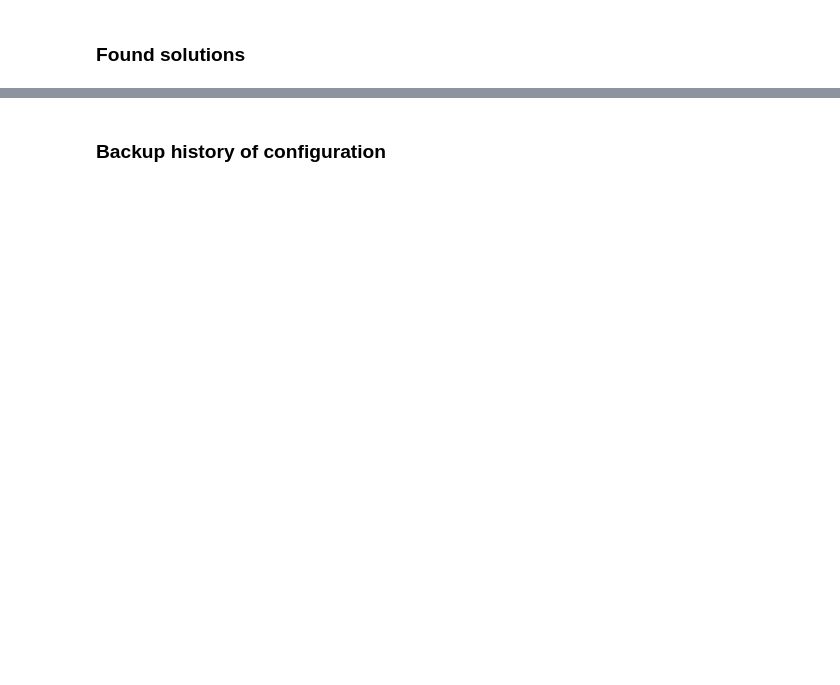
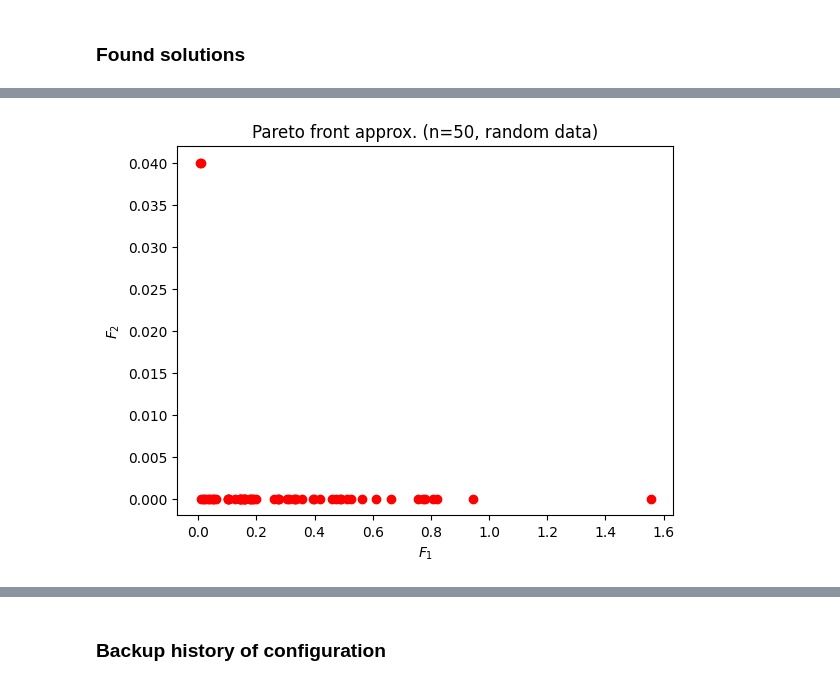
Before and after one commit to boomerr1/container-optimization, a Jupyter notebook: CargoOptimizationPymoo.ipynb, the cells around one changed output, grey strips where cells are left out. Drawn from its saved outputs; the diff is of its cells as text; code cells hidden in the pictures; blank space fills up the shorter version.

```diff
--- a/CargoOptimizationPymoo.ipynb
+++ b/CargoOptimizationPymoo.ipynb
@@ -462,0 +453,18 @@ plt.show()
+# %%
+def is_pareto(costs, maximise=False):
+    """
+    :param costs: An (n_points, n_costs) array
+    :maximise: boolean. True for maximising, False for minimising
+    :return: A (n_points, ) boolean array, indicating whether each point is Pareto efficient
+    """
+    is_efficient = np.ones(costs.shape[0], dtype = bool)
+    for i, c in enumerate(costs):
+        if is_efficient[i]:
+            if maximise:
+                is_efficient[is_efficient] = np.any(costs[is_efficient]>=c, axis=1)  # Remove dominated points
+            else:
+                is_efficient[is_efficient] = np.any(costs[is_efficient]<=c, axis=1)  # Remove dominated points
+    return is_efficient
+
+mask = is_pareto(pareto_front_arr)
+non_dom_pareto_points = pareto_front_arr[mask]
@@ -462,0 +496,10 @@ plt.show()
+# %%
+plt.scatter(non_dom_pareto_points[:,0], non_dom_pareto_points[:,1], color='red')
+# plt.xlim([0, max(non_dom_pareto_points[:,0])+0.1])
+# plt.ylim([0, max(non_dom_pareto_points[:,1])+0.05])
+plt.xlabel('$F_1$')
+plt.ylabel('$F_2$')
+plt.title('Pareto front approx. (n=50, random data)')
+plt.show()
+# %% [output]
+[figure, added]
```
Also changed, not shown: parts of 13 cells of this notebook, 5 other files.
